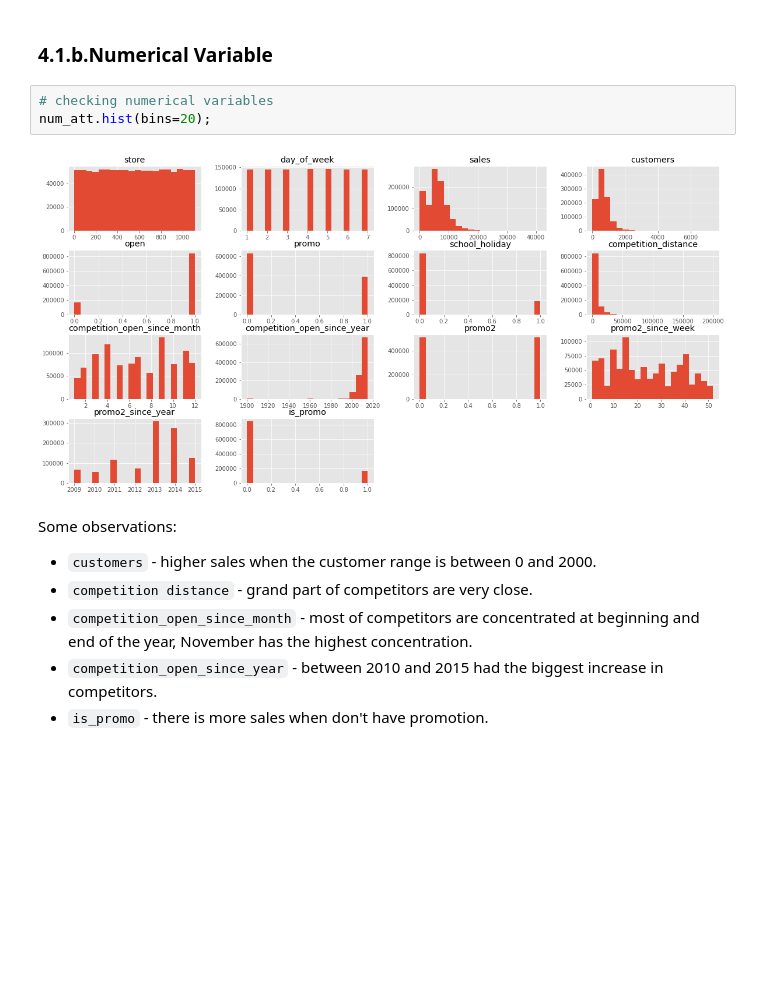
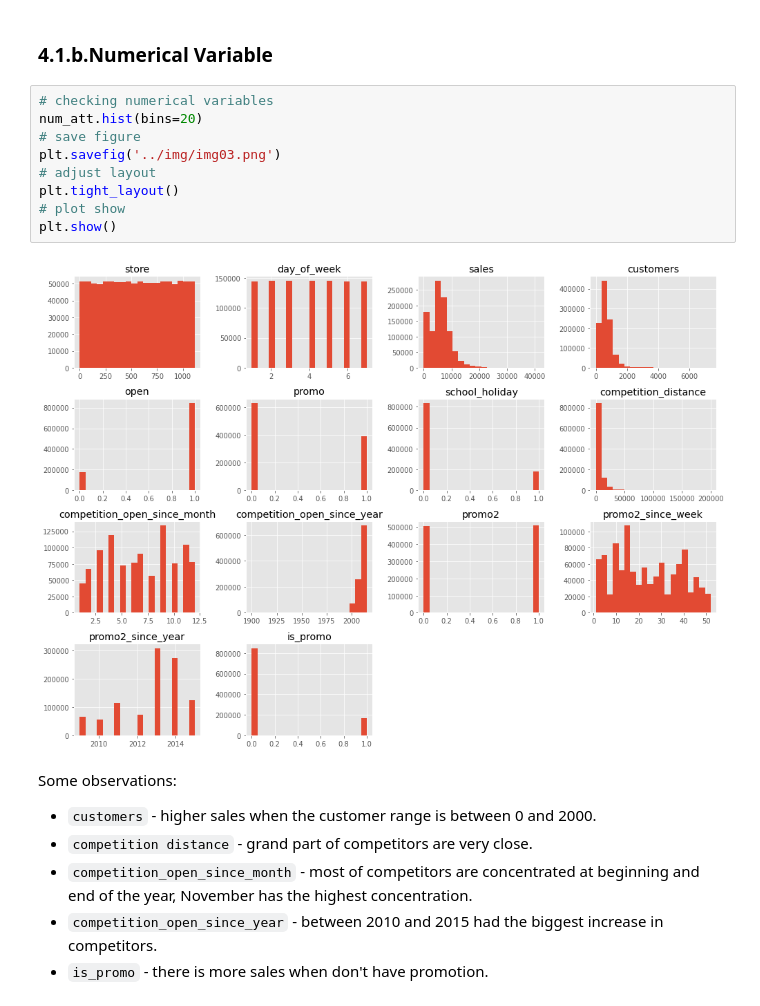
Before and after one commit to vfamim/Rossman-Sales, a Jupyter notebook: notebook/c01_01_Rossman.ipynb, the cells around one changed output. Drawn from its saved outputs; the diff is of its cells as text; blank space fills up the shorter version.

```diff
--- a/notebook/c01_01_Rossman.ipynb
+++ b/notebook/c01_01_Rossman.ipynb
@@ -564,9 +631,15 @@ plt.show()
 ### 4.1.b.Numerical Variable
 # %%
 # checking numerical variables
-num_att.hist(bins=20);
+num_att.hist(bins=20)
+# save figure
+plt.savefig('../img/img03.png')
+# adjust layout
+plt.tight_layout()
+# plot show
+plt.show()
 # %% [output]
-[figure, old version]
+[figure, new version]
 # %% [markdown]
 Some observations:
 * `customers` - higher sales when the customer range is between 0 and 2000.
```
Also changed, not shown: parts of 55 cells of this notebook, 10 other files.
